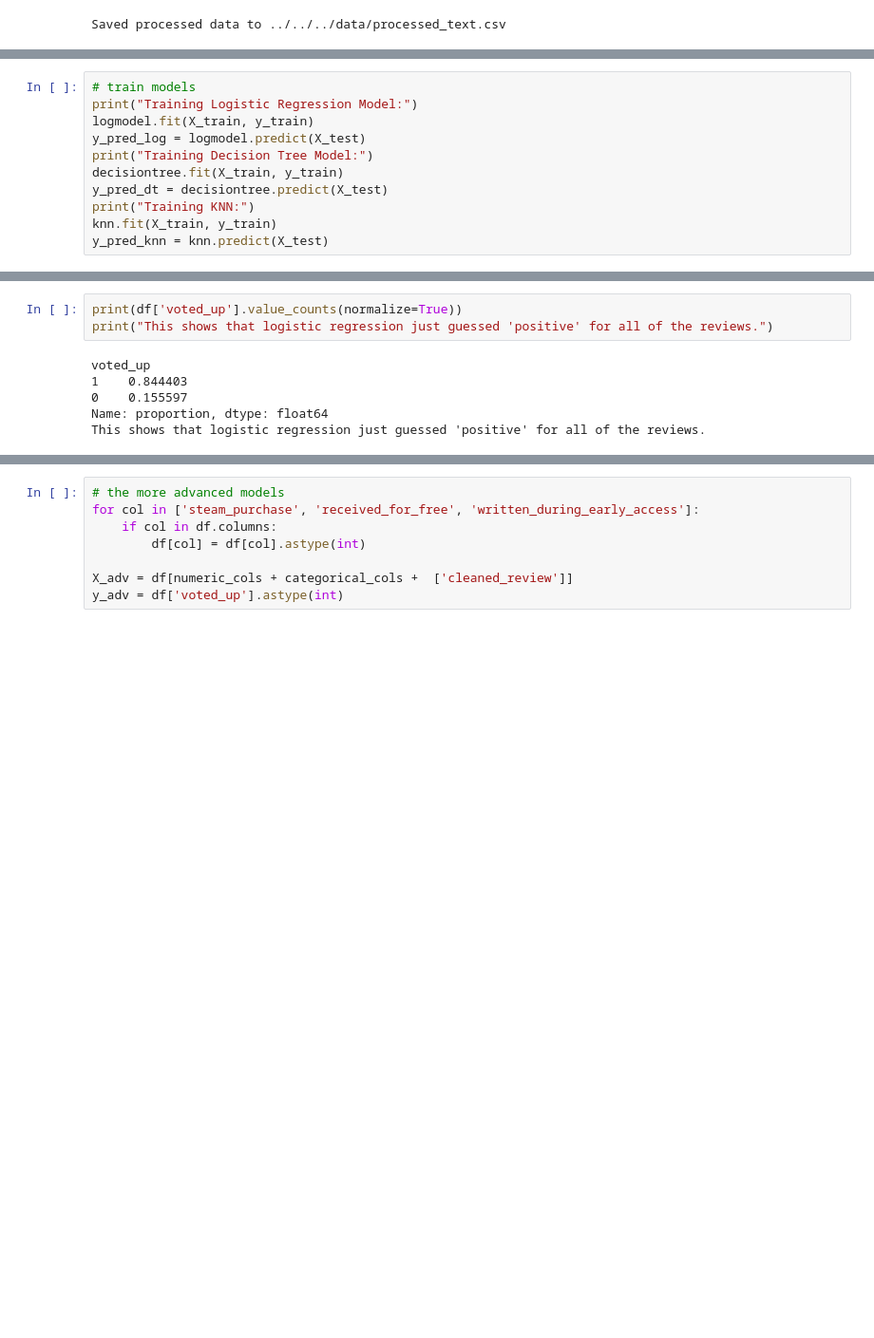
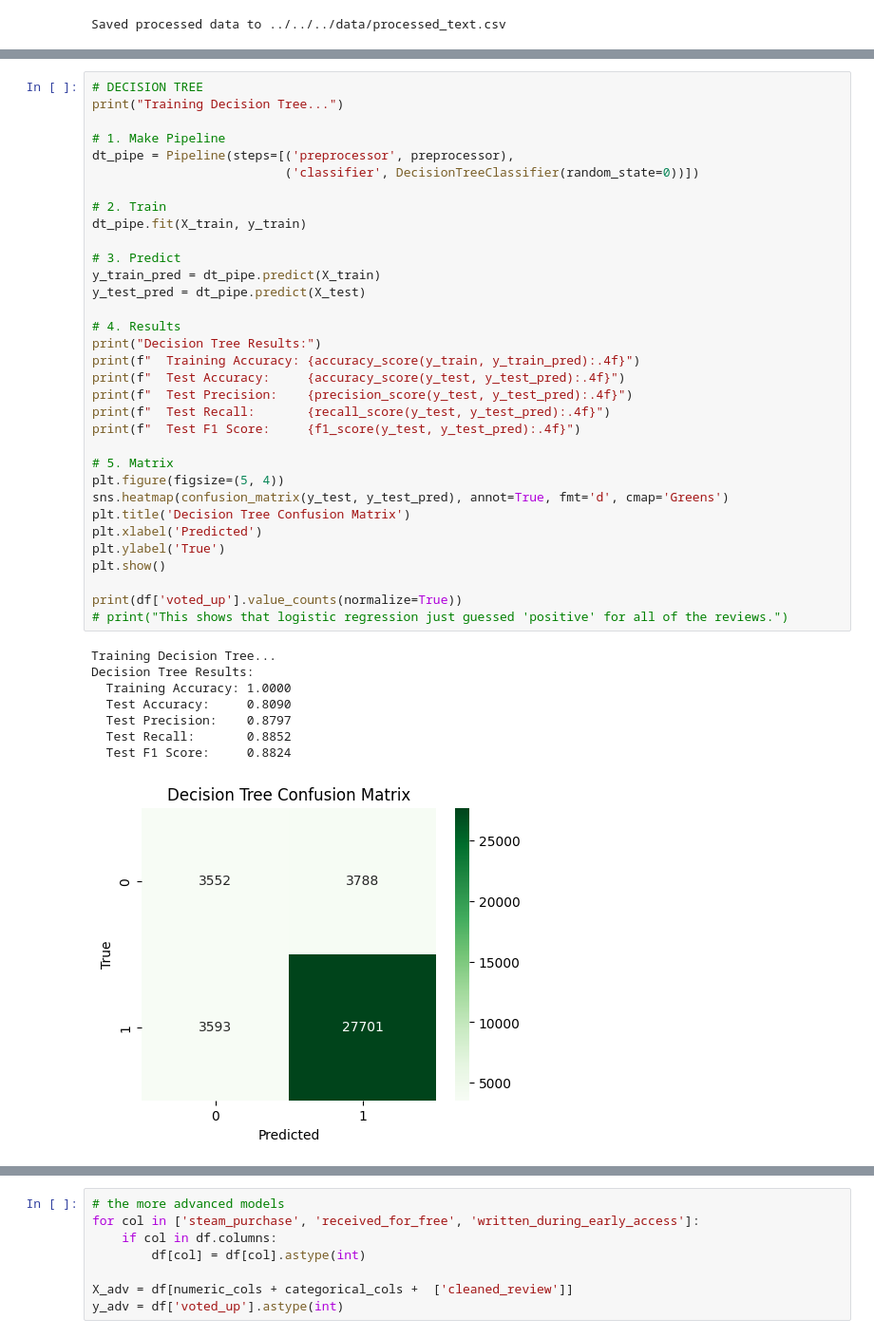
Before and after one commit to KalebE36/steam-review, a Jupyter notebook: packages/core/notebooks/steamReviewPredictor.ipynb, the cells around one changed output, grey strips where cells are left out. Shown: that part at 95% size. Saved outputs shown, nothing was run; the diff lists cells and outputs as text; blank space fills up the shorter version.

```diff
--- a/packages/core/notebooks/steamReviewPredictor.ipynb
+++ b/packages/core/notebooks/steamReviewPredictor.ipynb
@@ -322,11 +358,0 @@ decisiontree = DecisionTreeClassifier(random_state=0)
-# %%
-# train models
-print("Training Logistic Regression Model:")
-logmodel.fit(X_train, y_train)
-y_pred_log = logmodel.predict(X_test)
-print("Training Decision Tree Model:")
-decisiontree.fit(X_train, y_train)
-y_pred_dt = decisiontree.predict(X_test)
-print("Training KNN:")
-knn.fit(X_train, y_train)
-y_pred_knn = knn.predict(X_test)
@@ -410,9 +359,42 @@ array([[  774, 14653],
-# %%
-print(df['voted_up'].value_counts(normalize=True))
-print("This shows that logistic regression just guessed 'positive' for all of the reviews.")
-# %% [output]
-voted_up
-1    0.844403
-0    0.155597
-Name: proportion, dtype: float64
-This shows that logistic regression just guessed 'positive' for all of the reviews.
+# %%
+# DECISION TREE
+print("Training Decision Tree...")
+
+# 1. Make Pipeline
+dt_pipe = Pipeline(steps=[('preprocessor', preprocessor),
+                          ('classifier', DecisionTreeClassifier(random_state=0))])
+
+# 2. Train
+dt_pipe.fit(X_train, y_train)
+
+# 3. Predict
+y_train_pred = dt_pipe.predict(X_train)
+y_test_pred = dt_pipe.predict(X_test)
+
+# 4. Results
+print("Decision Tree Results:")
+print(f"  Training Accuracy: {accuracy_score(y_train, y_train_pred):.4f}")
+print(f"  Test Accuracy:     {accuracy_score(y_test, y_test_pred):.4f}")
+print(f"  Test Precision:    {precision_score(y_test, y_test_pred):.4f}")
+print(f"  Test Recall:       {recall_score(y_test, y_test_pred):.4f}")
+print(f"  Test F1 Score:     {f1_score(y_test, y_test_pred):.4f}")
+
+# 5. Matrix
+plt.figure(figsize=(5, 4))
+sns.heatmap(confusion_matrix(y_test, y_test_pred), annot=True, fmt='d', cmap='Greens')
+plt.title('Decision Tree Confusion Matrix')
+plt.xlabel('Predicted')
+plt.ylabel('True')
+plt.show()
+
+print(df['voted_up'].value_counts(normalize=True))
+# print("This shows that logistic regression just guessed 'positive' for all of the reviews.")
+# %% [output]
+Training Decision Tree...
+Decision Tree Results:
+  Training Accuracy: 1.0000
+  Test Accuracy:     0.8090
+  Test Precision:    0.8797
+  Test Recall:       0.8852
+  Test F1 Score:     0.8824
+[figure, added]
```
Also changed, not shown: parts of 23 cells of this notebook.
